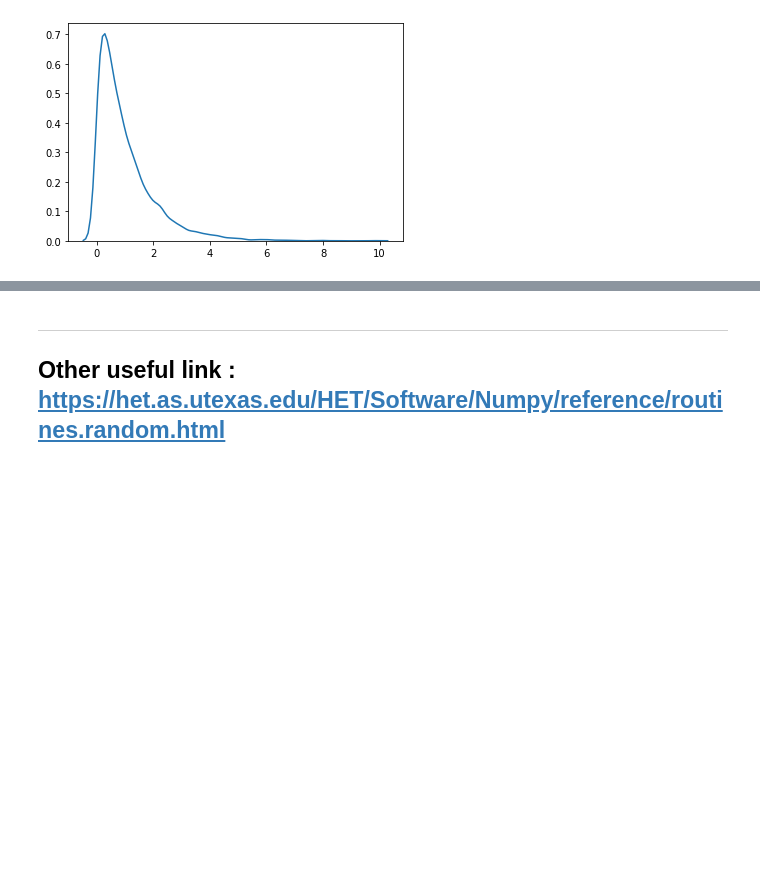
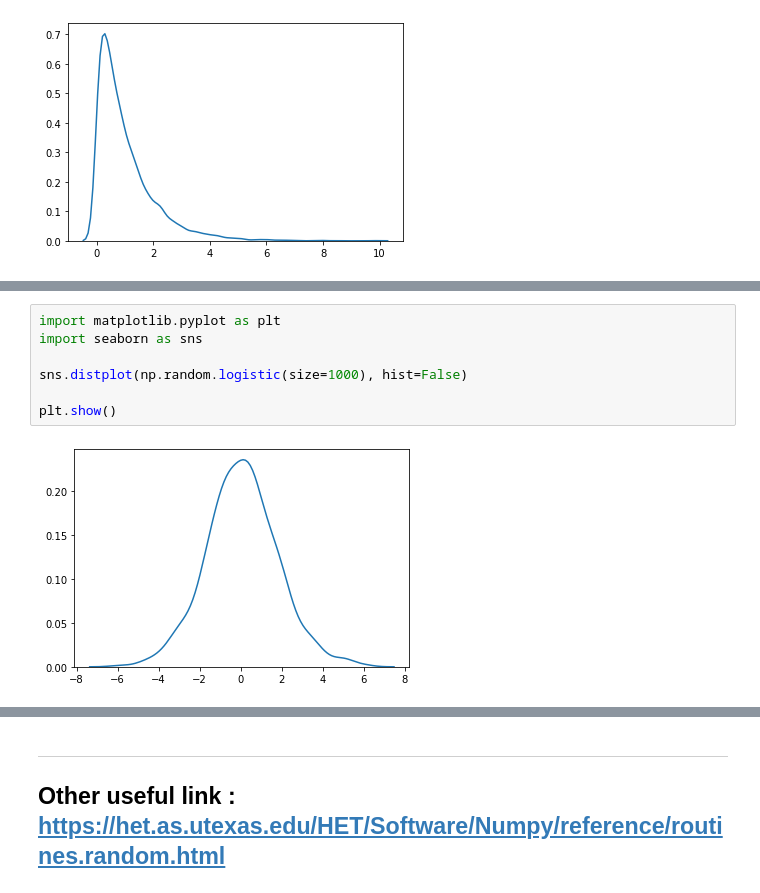
Before and after one commit to Willie2511/Programming_for_DA, a Jupyter notebook: ProgDA_Assignment.ipynb, the cells around one changed output, grey strips where cells are left out. Drawn from its saved outputs; the diff is of its cells as text; blank space fills up the shorter version.

```diff
--- a/ProgDA_Assignment.ipynb
+++ b/ProgDA_Assignment.ipynb
@@ -352,0 +333,9 @@ size - The shape of the returned array.
+# %%
+import matplotlib.pyplot as plt
+import seaborn as sns
+
+sns.distplot(np.random.logistic(size=1000), hist=False)
+
+plt.show()
+# %% [output]
+[figure, added]
```
Also changed, not shown: parts of 14 cells of this notebook.
